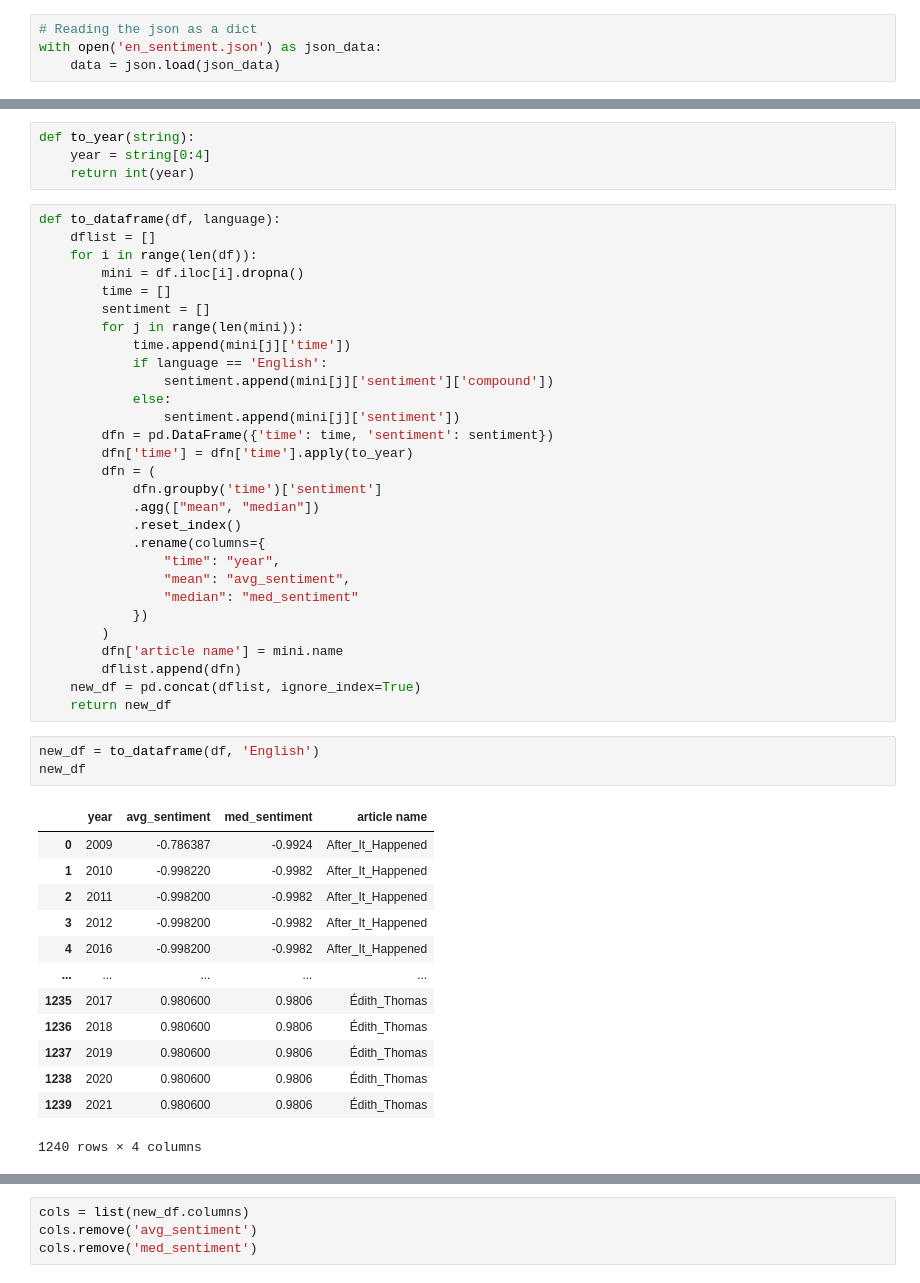
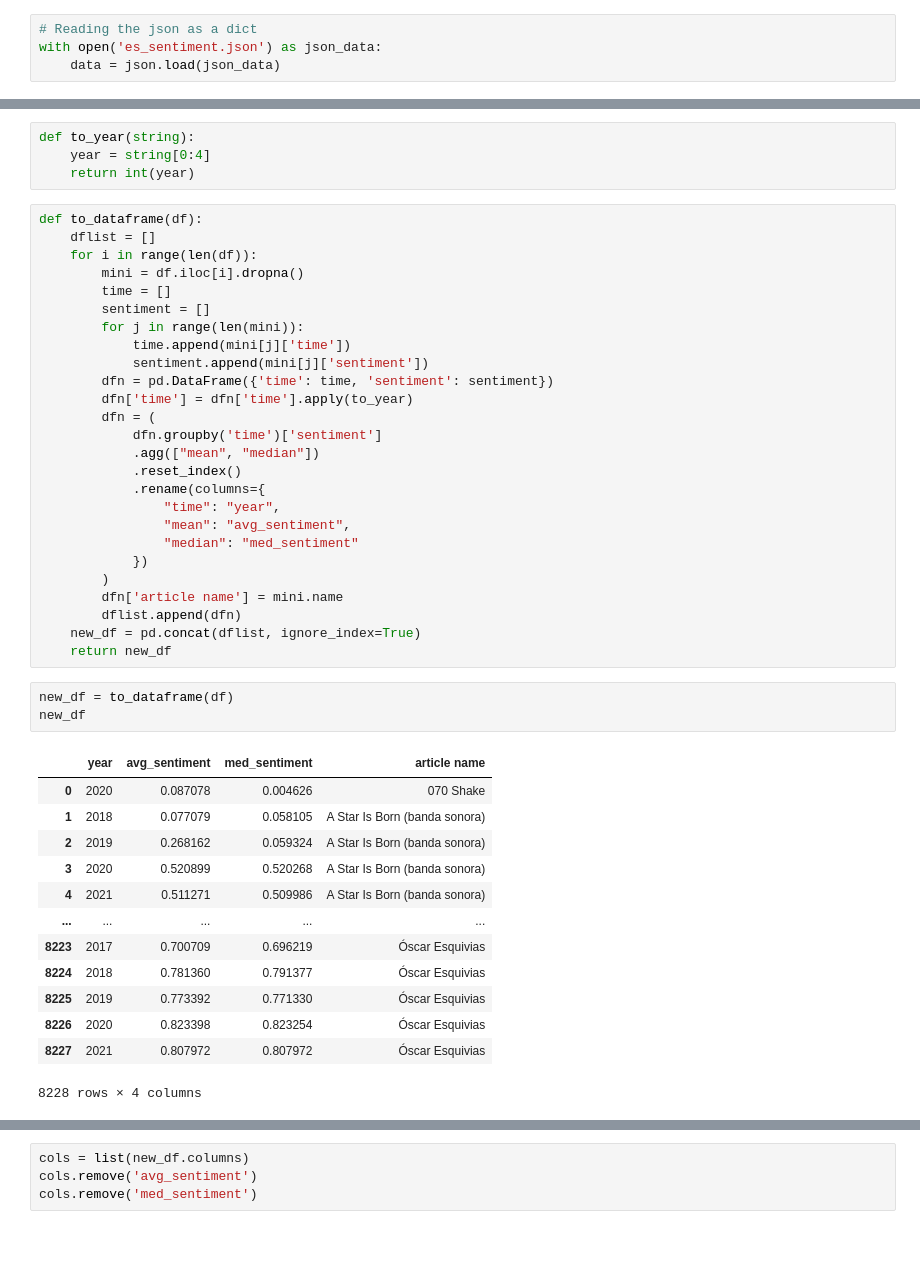
Before and after one commit to DSC180b-group5/final-pipeline, a Jupyter notebook: src/Fixed Effects Notebook.ipynb, the cells around one changed output, grey strips where cells are left out. Saved outputs shown, nothing was run; the diff lists cells and outputs as text; blank space fills up the shorter version.

```diff
--- a/src/Fixed Effects Notebook.ipynb
+++ b/src/Fixed Effects Notebook.ipynb
@@ -7,7 +7,7 @@ import statsmodels.api as sm
 os.chdir('/Users/HELoz/Downloads')
 # %%
 # Reading the json as a dict
-with open('en_sentiment.json') as json_data:
+with open('es_sentiment.json') as json_data:
     data = json.load(json_data)
 # %%
 # using the from_dict load function. Note that the 'orient' parameter
@@ -39,7 +34,7 @@ def to_year(string):
     year = string[0:4]
     return int(year)
 # %%
-def to_dataframe(df, language):
+def to_dataframe(df):
     dflist = []
     for i in range(len(df)):
         mini = df.iloc[i].dropna()
@@ -47,10 +42,7 @@ def to_dataframe(df, language):
         sentiment = []
         for j in range(len(mini)):
             time.append(mini[j]['time'])
-            if language == 'English':
-                sentiment.append(mini[j]['sentiment']['compound'])
-            else:
-                sentiment.append(mini[j]['sentiment'])
+            sentiment.append(mini[j]['sentiment'])
         dfn = pd.DataFrame({'time': time, 'sentiment': sentiment})
         dfn['time'] = dfn['time'].apply(to_year)
         dfn = (
@@ -68,22 +60,22 @@ def to_dataframe(df, language):
     new_df = pd.concat(dflist, ignore_index=True)
     return new_df
 # %%
-new_df = to_dataframe(df, 'English')
+new_df = to_dataframe(df)
 new_df
 # %% [output]
 |  | year | avg_sentiment | med_sentiment | article name |
-| 0 | 2009 | -0.786387 | -0.9924 | After_It_Happened |
-| 1 | 2010 | -0.998220 | -0.9982 | After_It_Happened |
-| 2 | 2011 | -0.998200 | -0.9982 | After_It_Happened |
-| 3 | 2012 | -0.998200 | -0.9982 | After_It_Happened |
-| 4 | 2016 | -0.998200 | -0.9982 | After_It_Happened |
+| 0 | 2020 | 0.087078 | 0.004626 | 070 Shake |
+| 1 | 2018 | 0.077079 | 0.058105 | A Star Is Born (banda sonora) |
+| 2 | 2019 | 0.268162 | 0.059324 | A Star Is Born (banda sonora) |
+| 3 | 2020 | 0.520899 | 0.520268 | A Star Is Born (banda sonora) |
+| 4 | 2021 | 0.511271 | 0.509986 | A Star Is Born (banda sonora) |
 | ... | ... | ... | ... | ... |
-| 1235 | 2017 | 0.980600 | 0.9806 | Édith_Thomas |
-| 1236 | 2018 | 0.980600 | 0.9806 | Édith_Thomas |
-| 1237 | 2019 | 0.980600 | 0.9806 | Édith_Thomas |
-| 1238 | 2020 | 0.980600 | 0.9806 | Édith_Thomas |
-| 1239 | 2021 | 0.980600 | 0.9806 | Édith_Thomas |
+| 8223 | 2017 | 0.700709 | 0.696219 | Óscar Esquivias |
+| 8224 | 2018 | 0.781360 | 0.791377 | Óscar Esquivias |
+| 8225 | 2019 | 0.773392 | 0.771330 | Óscar Esquivias |
+| 8226 | 2020 | 0.823398 | 0.823254 | Óscar Esquivias |
+| 8227 | 2021 | 0.807972 | 0.807972 | Óscar Esquivias |
-1240 rows × 4 columns
+8228 rows × 4 columns
 # %%
 dum = pd.get_dummies(new_df['article name'], drop_first=True)
 dum
```
Also changed, not shown: parts of 11 cells of this notebook.
